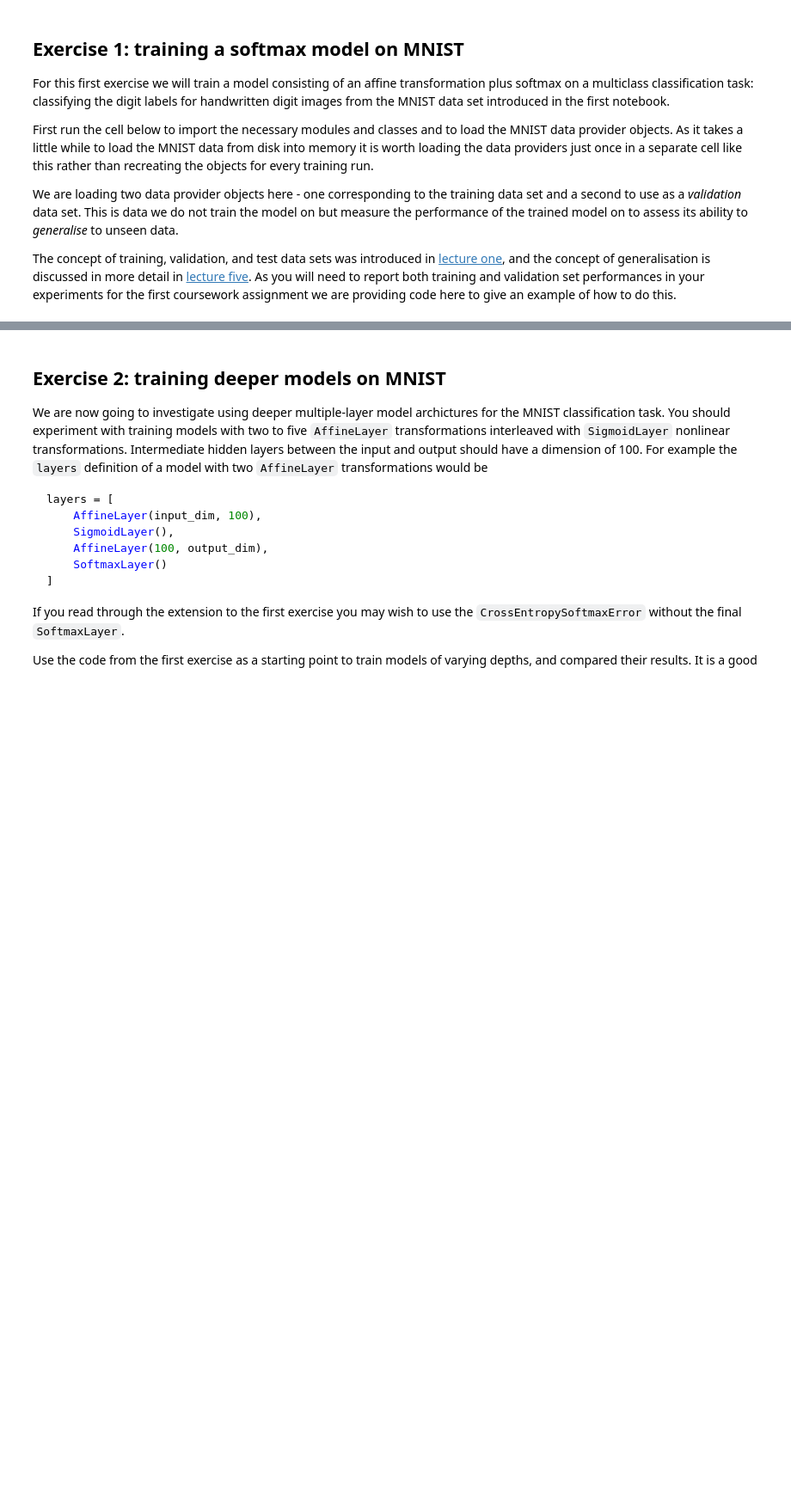
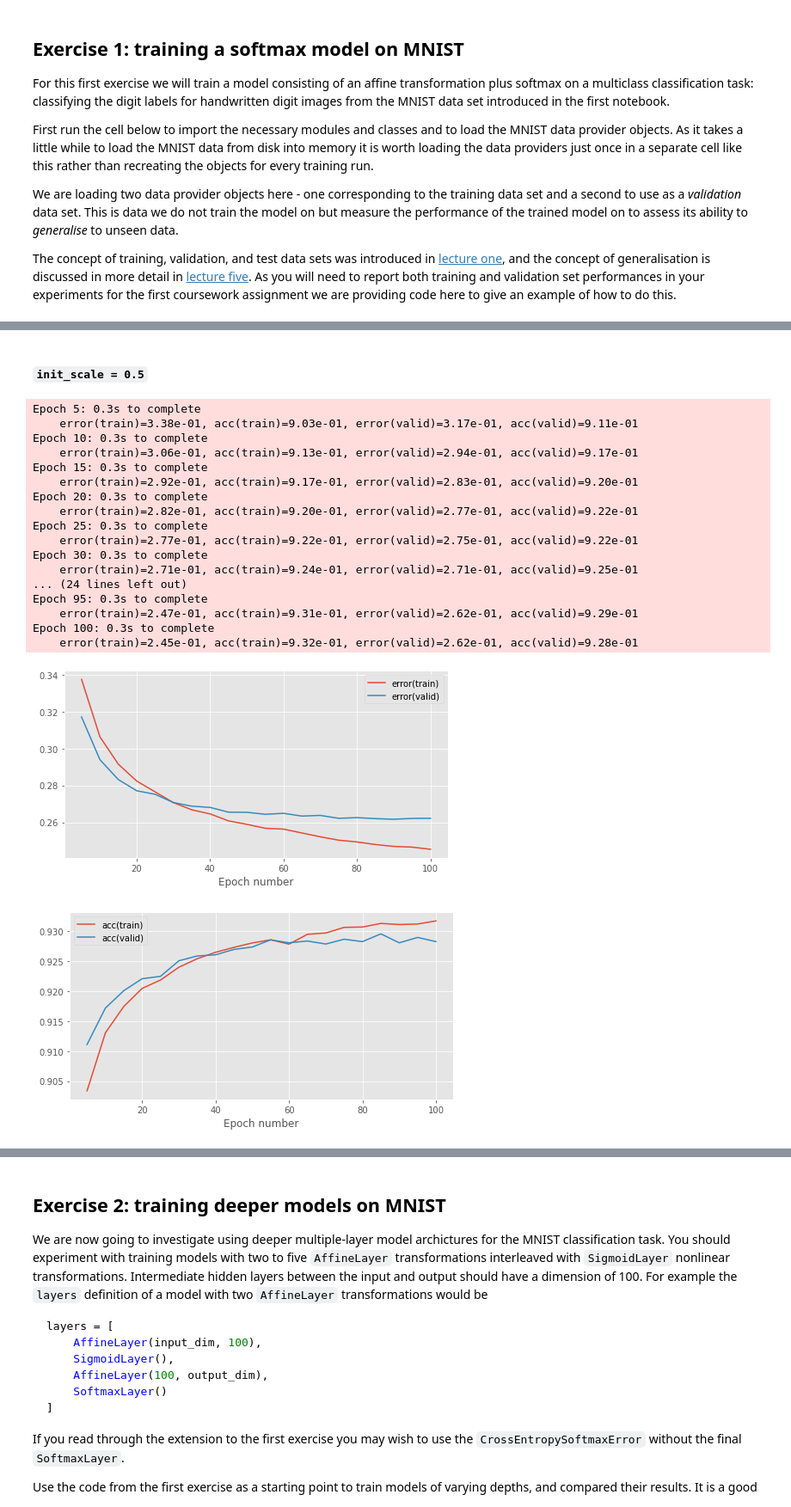
Before and after one commit to KareemAlaa2001/mlpractical-sem1, a Jupyter notebook: notebooks/03_Multiple_layer_models.ipynb, the cells around one changed output, grey strips where cells are left out. Shown at 86% size. Drawn from its saved outputs; the diff is of its cells as text; code cells hidden in the pictures; blank space fills up the shorter version.

```diff
--- a/notebooks/03_Multiple_layer_models.ipynb
+++ b/notebooks/03_Multiple_layer_models.ipynb
@@ -268,0 +366,58 @@ _ = train_model_and_plot_stats(
+# %% [markdown]
+#### `init_scale = 0.5`
+# %%
+# Set training run hyperparameters
+batch_size = 100  # number of data points in a batch
+init_scale = 0.5  # scale for random parameter initialisation
+learning_rate = 0.1  # learning rate for gradient descent
+num_epochs = 100  # number of training epochs to perform
+stats_interval = 5  # epoch interval between recording and printing stats
+
+# Reset random number generator and data provider states on each run
+# to ensure reproducibility of results
+rng.seed(seed)
+train_data.reset()
+valid_data.reset()
+
+# Alter data-provider batch size
+train_data.batch_size = batch_size
+valid_data.batch_size = batch_size
+
+# Create a parameter initialiser which will sample random uniform values
+# from [-init_scale, init_scale]
+param_init = UniformInit(-init_scale, init_scale, rng=rng)
+
+# Create affine + softmax model
+model = MultipleLayerModel([
+    AffineLayer(input_dim, output_dim, param_init, param_init),
+    SoftmaxLayer()
+])
+
+# Initialise a cross entropy error object
+error = CrossEntropyError()
+
+# Use a basic gradient descent learning rule
+learning_rule = GradientDescentLearningRule(learning_rate=learning_rate)
+
+_ = train_model_and_plot_stats(
+    model, error, learning_rule, train_data, valid_data, num_epochs, stats_interval)
+# %% [output]
+Epoch 5: 0.3s to complete
+    error(train)=3.38e-01, acc(train)=9.03e-01, error(valid)=3.17e-01, acc(valid)=9.11e-01
+Epoch 10: 0.3s to complete
+    error(train)=3.06e-01, acc(train)=9.13e-01, error(valid)=2.94e-01, acc(valid)=9.17e-01
+Epoch 15: 0.3s to complete
+    error(train)=2.92e-01, acc(train)=9.17e-01, error(valid)=2.83e-01, acc(valid)=9.20e-01
+Epoch 20: 0.3s to complete
+    error(train)=2.82e-01, acc(train)=9.20e-01, error(valid)=2.77e-01, acc(valid)=9.22e-01
+Epoch 25: 0.3s to complete
+    error(train)=2.77e-01, acc(train)=9.22e-01, error(valid)=2.75e-01, acc(valid)=9.22e-01
+Epoch 30: 0.3s to complete
+    error(train)=2.71e-01, acc(train)=9.24e-01, error(valid)=2.71e-01, acc(valid)=9.25e-01
+... (24 lines left out)
+Epoch 95: 0.3s to complete
+    error(train)=2.47e-01, acc(train)=9.31e-01, error(valid)=2.62e-01, acc(valid)=9.29e-01
+Epoch 100: 0.3s to complete
+    error(train)=2.45e-01, acc(train)=9.32e-01, error(valid)=2.62e-01, acc(valid)=9.28e-01
+[figure, added]
+[figure, added]
```
Also changed, not shown: parts of 36 cells of this notebook.
